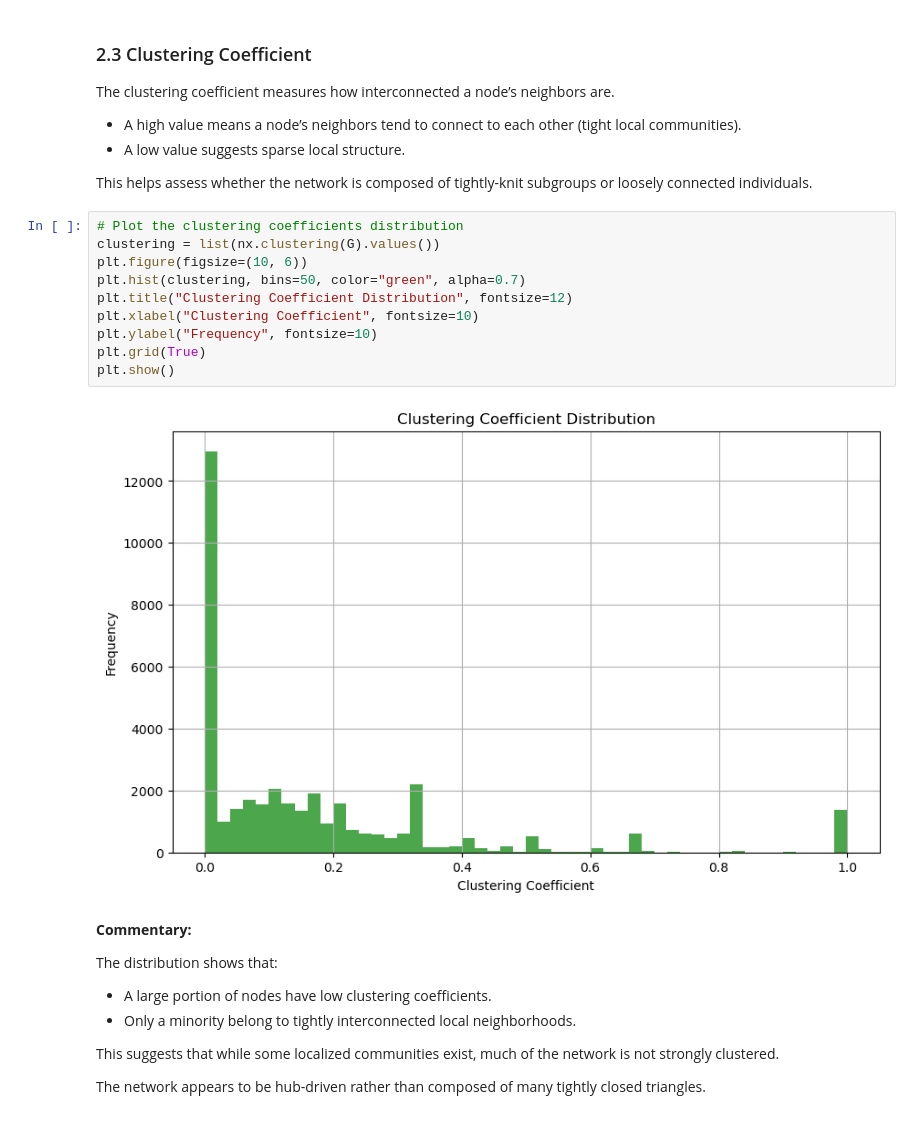
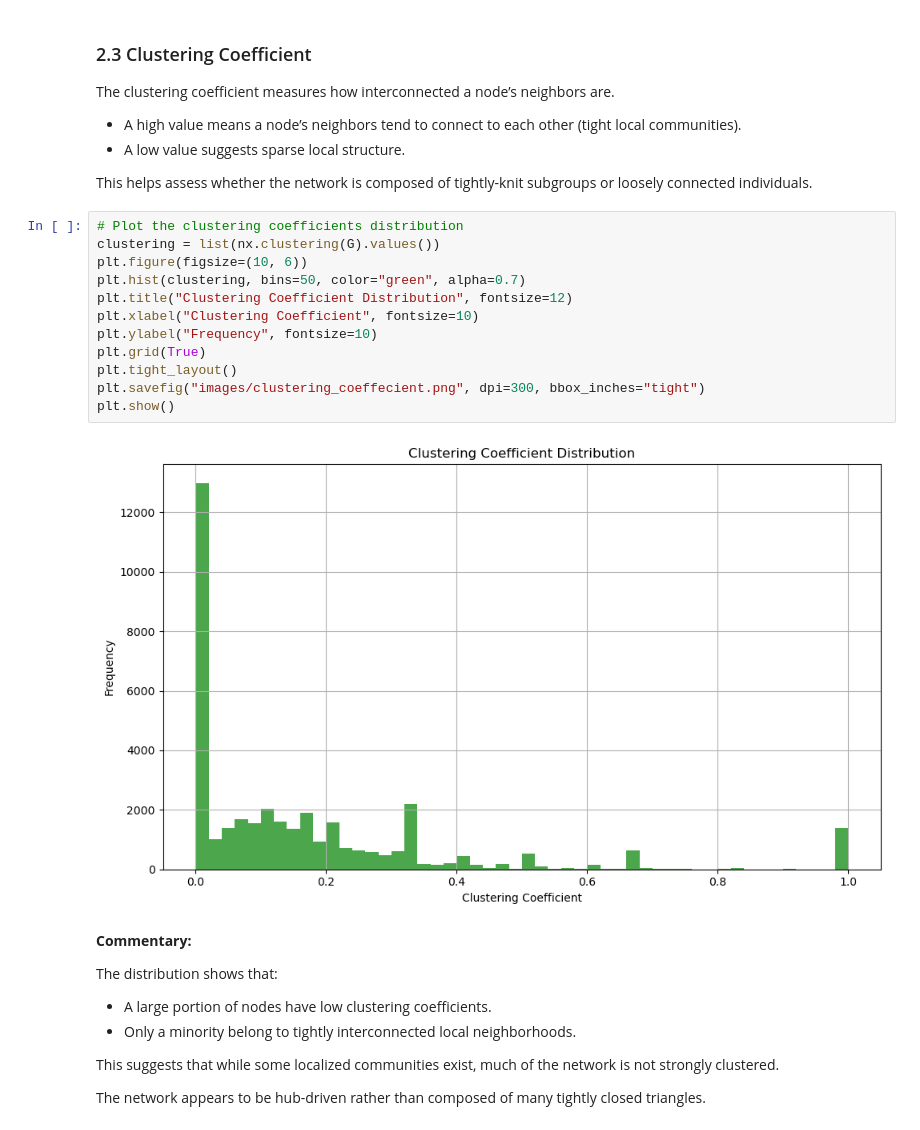
Before and after one commit to abfazal1/github-network-analysis, a Jupyter notebook: github_network_analysis.ipynb, the cells around one changed output. Saved outputs shown, nothing was run; the diff lists cells and outputs as text.

```diff
--- a/github_network_analysis.ipynb
+++ b/github_network_analysis.ipynb
@@ -254,15 +264,17 @@ This helps assess whether the network is composed of tightly-knit subgroups or l
 # %%
 # Plot the clustering coefficients distribution
 clustering = list(nx.clustering(G).values())
 plt.figure(figsize=(10, 6))
 plt.hist(clustering, bins=50, color="green", alpha=0.7)
 plt.title("Clustering Coefficient Distribution", fontsize=12)
 plt.xlabel("Clustering Coefficient", fontsize=10)
 plt.ylabel("Frequency", fontsize=10)
 plt.grid(True)
+plt.tight_layout()
+plt.savefig("images/clustering_coeffecient.png", dpi=300, bbox_inches="tight")
 plt.show()
 # %% [output]
-[figure, old version]
+[figure, new version]
 # %% [markdown]
 **Commentary:**
 
```
Also changed, not shown: parts of 23 cells of this notebook, 13 other files.
